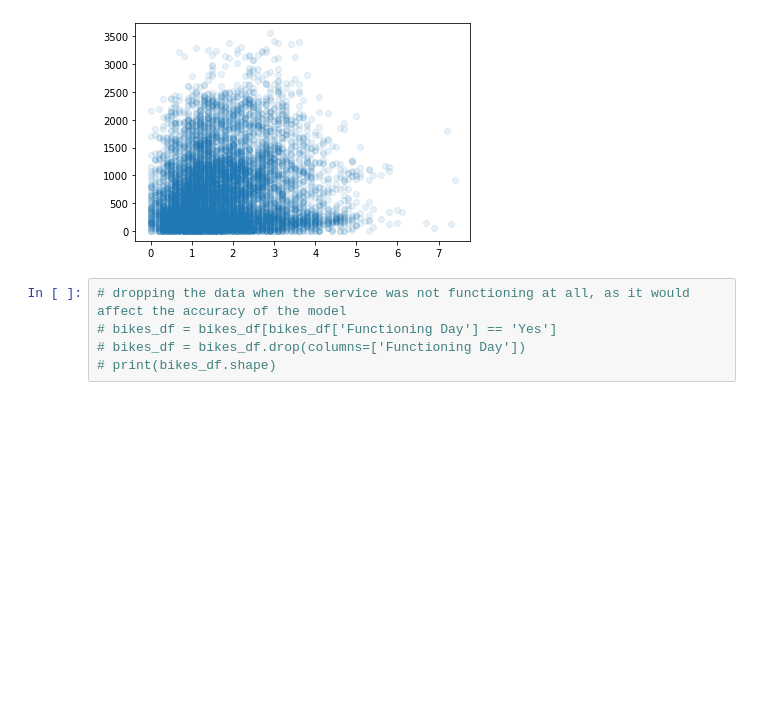
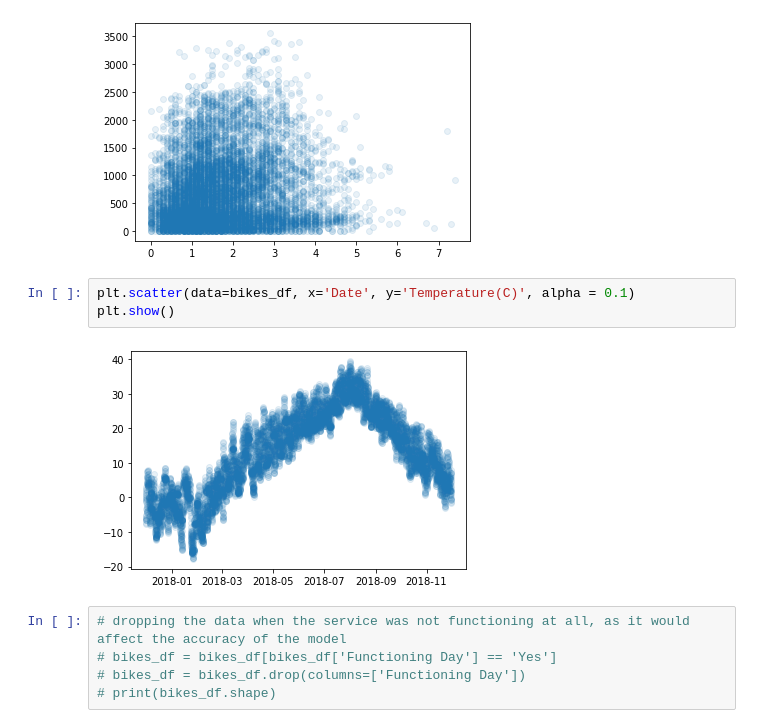
Before and after one commit to R0go/Bikes, a Jupyter notebook: Bikes_project.ipynb, the cells around one changed output. Drawn from its saved outputs; the diff is of its cells as text; blank space fills up the shorter version.

```diff
--- a/Bikes_project.ipynb
+++ b/Bikes_project.ipynb
@@ -282,6 +271,11 @@ plt.scatter(data=bikes_df, x='Wind speed (m/s)', y='Rented Bike Count', alpha =
 plt.show()
 # %% [output]
 [figure]
+# %%
+plt.scatter(data=bikes_df, x='Date', y='Temperature(C)', alpha = 0.1)
+plt.show()
+# %% [output]
+[figure, added]
 # %%
 # dropping the data when the service was not functioning at all, as it would affect the accuracy of the model
 # bikes_df = bikes_df[bikes_df['Functioning Day'] == 'Yes']
```
Also changed, not shown: parts of 16 cells of this notebook.
